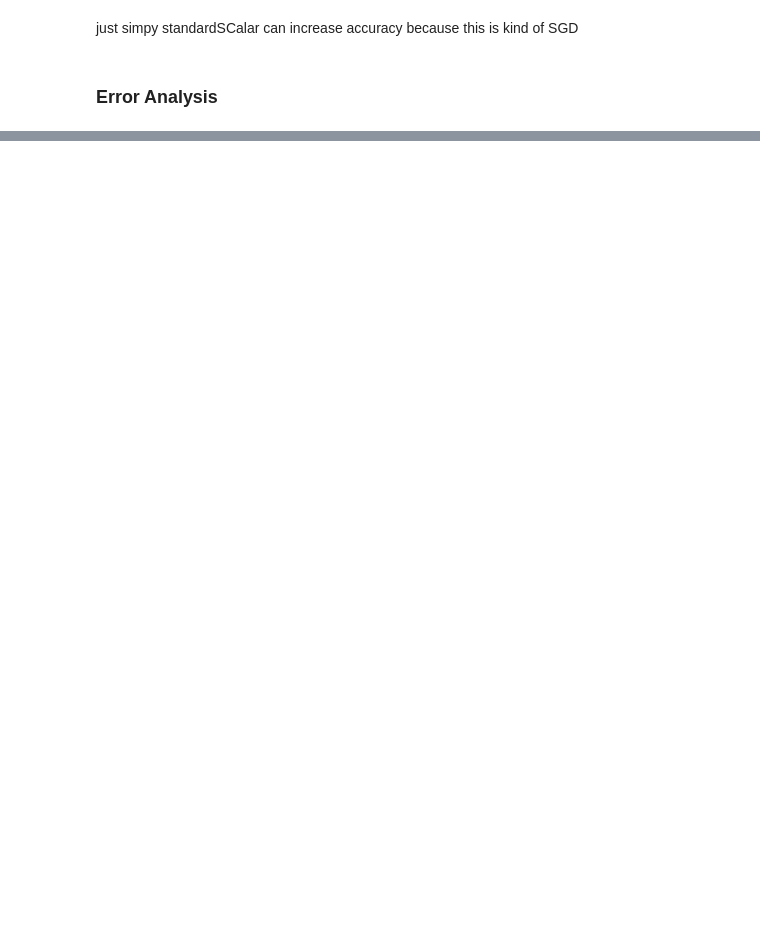
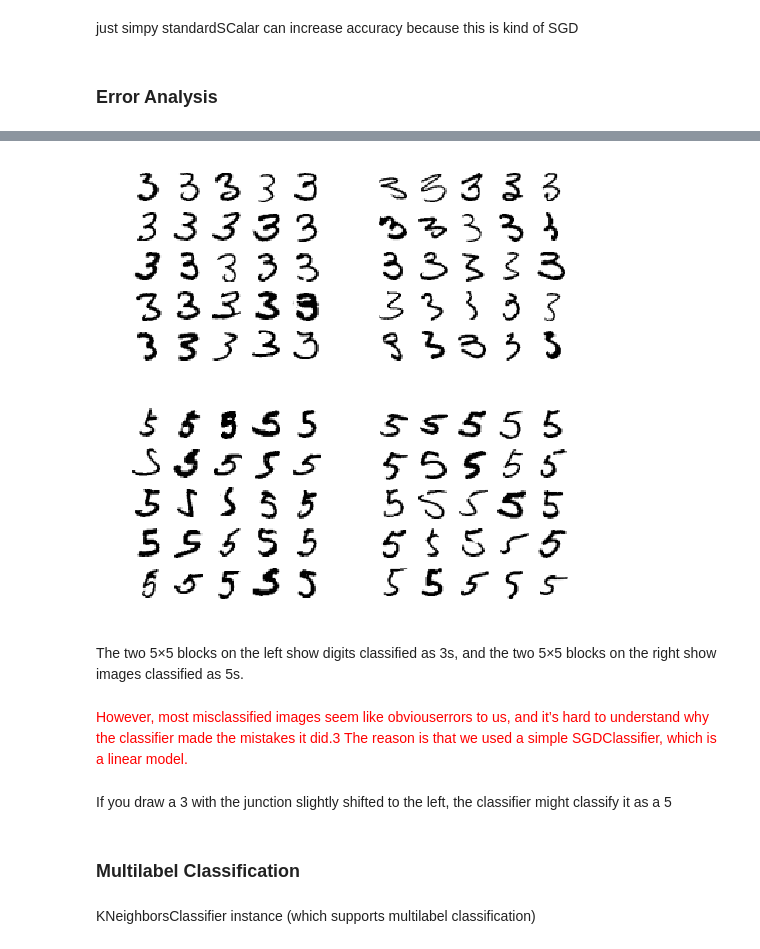
Before and after one commit to tbop02/deep_learning, a Jupyter notebook: Hands_on_ML/Ch3_hands_on.ipynb, the cells around one changed output, grey strips where cells are left out. Saved outputs shown, nothing was run; the diff lists cells and outputs as text; code cells hidden in the pictures; blank space fills up the shorter version.

```diff
--- a/Hands_on_ML/Ch3_hands_on.ipynb
+++ b/Hands_on_ML/Ch3_hands_on.ipynb
@@ -315,0 +372,41 @@ just simpy standardSCalar can increase accuracy because this is kind of SGD
+# %%
+def plot_digits(instances, images_per_row=10, **options):
+    size = 28
+    images_per_row = min(len(instances), images_per_row)
+    images = [instance.reshape(size,size) for instance in instances]
+    n_rows = (len(instances) - 1) // images_per_row + 1
+    row_images = []
+    n_empty = n_rows * images_per_row - len(instances)
+    images.append(np.zeros((size, size * n_empty)))
+    for row in range(n_rows):
+        rimages = images[row * images_per_row : (row + 1) * images_per_row]
+        row_images.append(np.concatenate(rimages, axis=1))
+    image = np.concatenate(row_images, axis=0)
+    plt.imshow(image, cmap = matplotlib.cm.binary, **options)
+    plt.axis("off")
+# %%
+cl_a, cl_b = 3, 5
+X_aa = X_train[(y_train == cl_a) & (y_train_pred == cl_a)]
+X_ab = X_train[(y_train == cl_a) & (y_train_pred == cl_b)]
+X_ba = X_train[(y_train == cl_b) & (y_train_pred == cl_a)]
+X_bb = X_train[(y_train == cl_b) & (y_train_pred == cl_b)]
+plt.figure(figsize=(8,8))
+plt.subplot(221); plot_digits(X_aa[:25], images_per_row=5)
+plt.subplot(222); plot_digits(X_ab[:25], images_per_row=5)
+plt.subplot(223); plot_digits(X_ba[:25], images_per_row=5)
+plt.subplot(224); plot_digits(X_bb[:25], images_per_row=5)
+plt.show()
+# %% [output]
+[figure, added]
+# %% [markdown]
+The two 5×5 blocks on the left show digits classified as 3s, and the two 5×5 blocks on the right show
+images classified as 5s.
+# %% [markdown]
+<font color='red'>However, most misclassified images seem like obviouserrors to us, and it’s hard to understand why the classifier made the mistakes it did.3 The reason is that we
+used a simple SGDClassifier, which is a linear model.</font>
+# %% [markdown]
+If you draw a 3 with the junction slightly shifted to the left, the classifier might classify it as a 5
+# %% [markdown]
+### Multilabel Classification
+# %% [markdown]
+KNeighborsClassifier instance (which supports multilabel classification)
```
Also changed, not shown: parts of 25 cells of this notebook.
